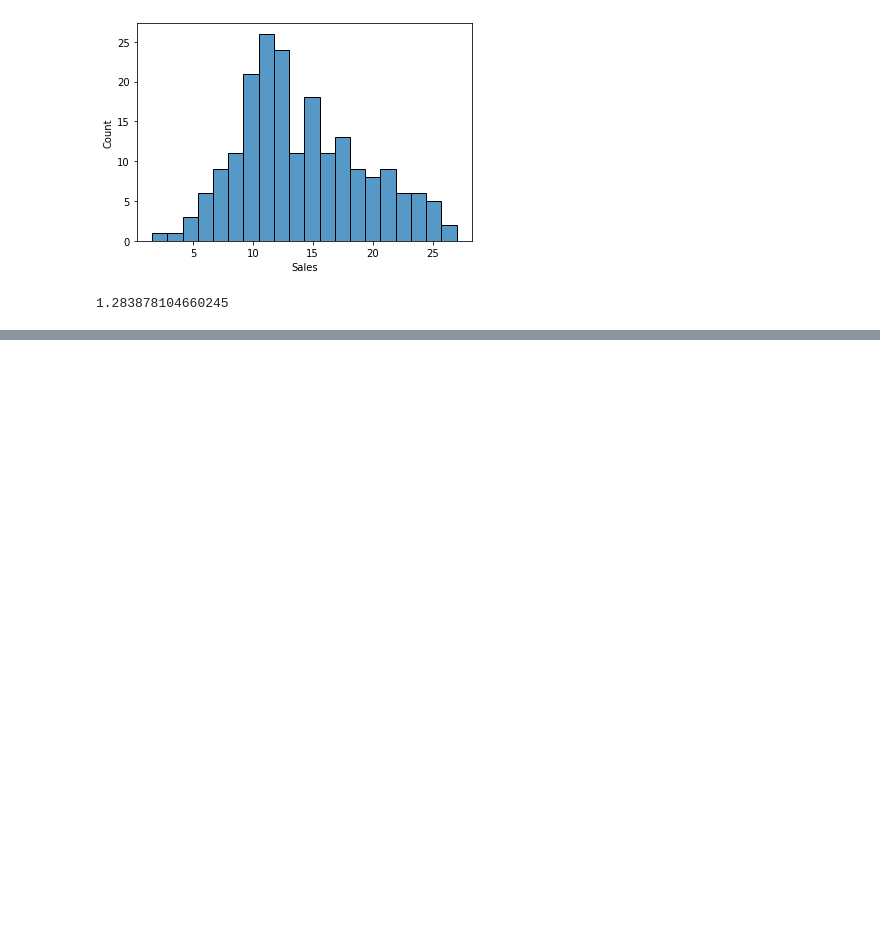
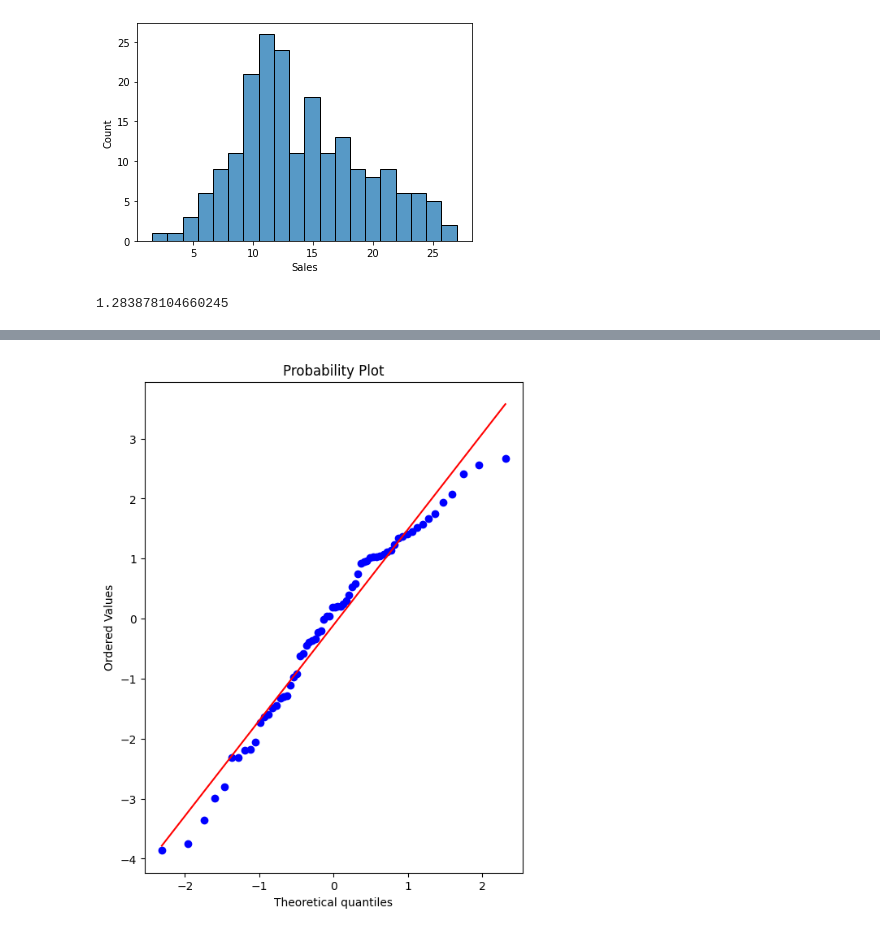
Before and after one commit to Prikshit7766/ml-class, a Jupyter notebook: linear_Regression.ipynb, the cells around one changed output, grey strips where cells are left out. Cells and saved outputs as stored; diff of their text form; code cells hidden in the pictures; blank space fills up the shorter version.

```diff
--- a/linear_Regression.ipynb
+++ b/linear_Regression.ipynb
@@ -236,0 +294,7 @@ np.sqrt(z)
+# %%
+import scipy as sp
+fig,ax=plt.subplots(figsize=(6,8),dpi=100)
+_=sp.stats.probplot(test_residuals,plot=ax)
+#q-q plot
+# %% [output]
+[figure, added]
```
Also changed, not shown: parts of 8 cells of this notebook.
